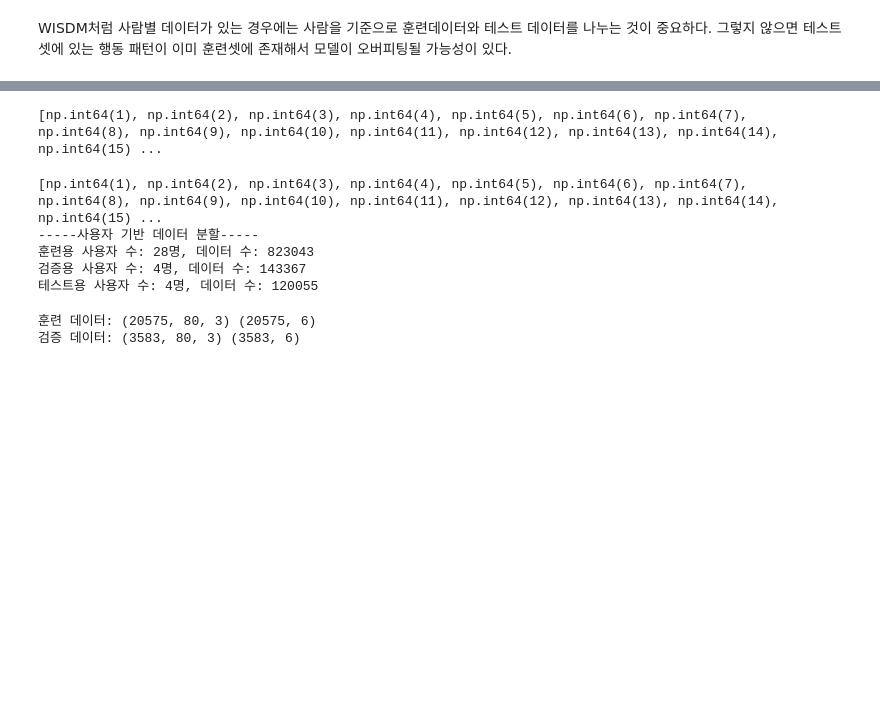
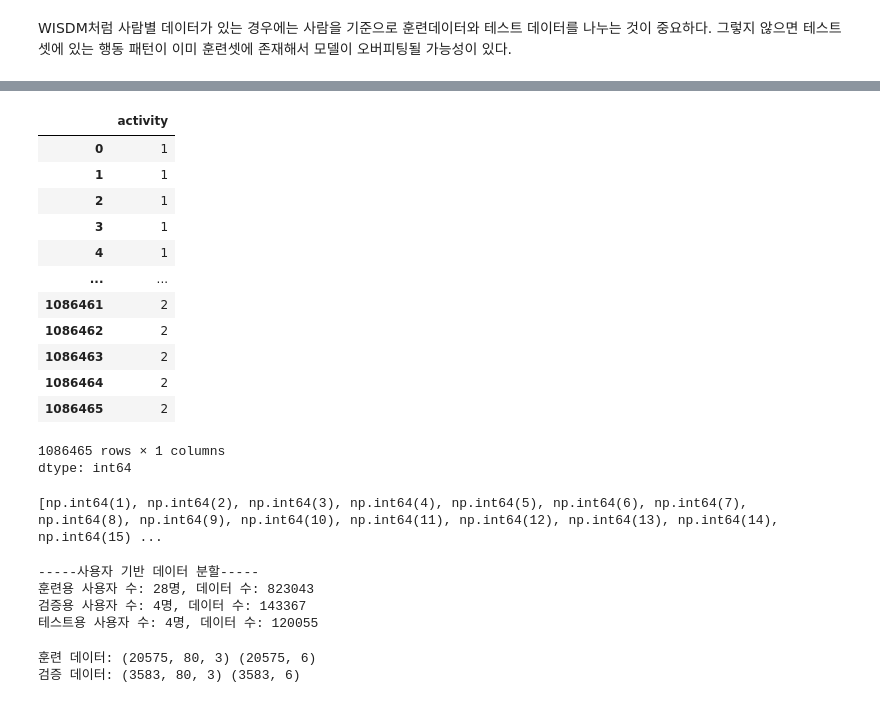
Before and after one commit to sispo3314/AI_study, a Jupyter notebook: WISDM/wisdm_lstm_cnn.ipynb, the cells around one changed output, grey strips where cells are left out. Saved outputs shown, nothing was run; the diff lists cells and outputs as text; code cells hidden in the pictures; blank space fills up the shorter version.

```diff
--- a/WISDM/wisdm_lstm_cnn.ipynb
+++ b/WISDM/wisdm_lstm_cnn.ipynb
@@ -75,3 +93,20 @@ WISDM처럼 사람별 데이터가 있는 경우에는 사람을 기준으로
+# %%
+y
+# %% [output]
+|  | activity |
+| 0 | 1 |
+| 1 | 1 |
+| 2 | 1 |
+| 3 | 1 |
+| 4 | 1 |
+| ... | ... |
+| 1086461 | 2 |
+| 1086462 | 2 |
+| 1086463 | 2 |
+| 1086464 | 2 |
+| 1086465 | 2 |
+1086465 rows × 1 columns
+dtype: int64
 # %%
 users = sorted(df['user'].unique())
 print(users)  # 분포 먼저 확인
@@ -79,11 +114,8 @@ print(users)  # 분포 먼저 확인
 [np.int64(1), np.int64(2), np.int64(3), np.int64(4), np.int64(5), np.int64(6), np.int64(7), np.int64(8), np.int64(9), np.int64(10), np.int64(11), np.int64(12), np.int64(13), np.int64(14), np.int64(15) ...
 # %%
 #train, test 분리
-users = sorted(df['user'].unique())
-print(users)
-
-train_users = [u for u in users if u <= 28]
-val_users  = [u for u in users if u > 28 and u<=32]
+train_users=[u for u in users if u<=28]
+val_users=[u for u in users if 28<u<=32]
 test_users=[u for u in users if u>32]
 
 #사용자 그룹에 따라 DataFrame 생성
@@ -96,7 +128,6 @@ print(f"훈련용 사용자 수: {len(train_users)}명, 데이터 수: {len(trai
 print(f"검증용 사용자 수: {len(val_users)}명, 데이터 수: {len(val_df)}")
 print(f"테스트용 사용자 수: {len(test_users)}명, 데이터 수: {len(test_df)}")
 # %% [output]
-[np.int64(1), np.int64(2), np.int64(3), np.int64(4), np.int64(5), np.int64(6), np.int64(7), np.int64(8), np.int64(9), np.int64(10), np.int64(11), np.int64(12), np.int64(13), np.int64(14), np.int64(15) ...
 -----사용자 기반 데이터 분할-----
 훈련용 사용자 수: 28명, 데이터 수: 823043
 검증용 사용자 수: 4명, 데이터 수: 143367
```
Also changed, not shown: parts of 11 cells of this notebook.
